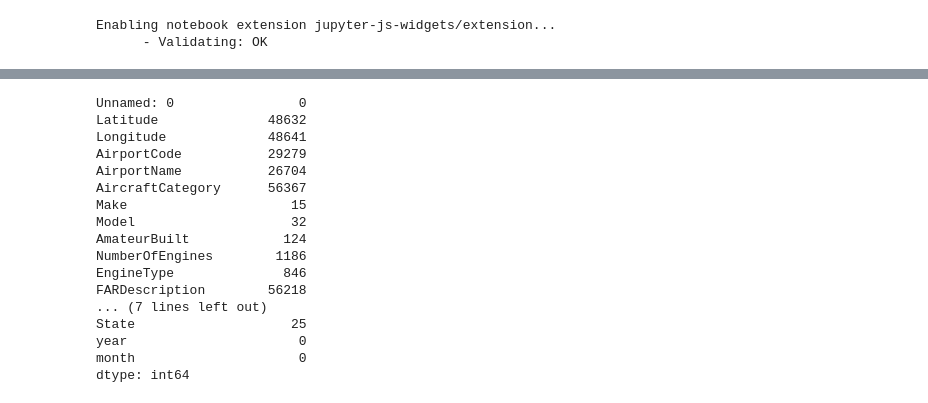
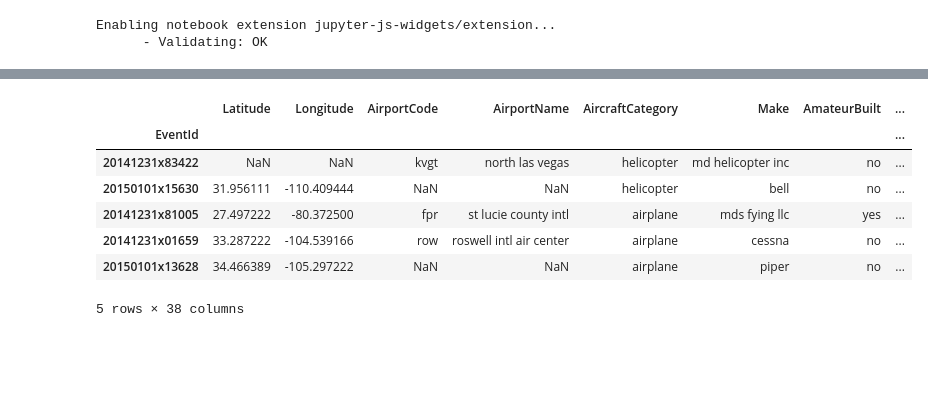
Before and after one commit to kirstyward/data-scientist-exercise02, a Jupyter notebook: fatality_modeling.ipynb, the cells around one changed output, grey strips where cells are left out. Drawn from its saved outputs; the diff is of its cells as text; code cells hidden in the pictures; blank space fills up the shorter version.

```diff
--- a/fatality_modeling.ipynb
+++ b/fatality_modeling.ipynb
@@ -48,21 +69,20 @@ Catboost does not accept missing values.
 - String columns: fill na with "zblank", to distinguish from existing string values ("missing", "none", etc.)
-# %%
-accidents.isna().sum()
-# %% [output]
-Unnamed: 0                0
-Latitude              48632
-Longitude             48641
-AirportCode           29279
-AirportName           26704
-AircraftCategory      56367
-Make                     15
-Model                    32
-AmateurBuilt            124
-NumberOfEngines        1186
-EngineType              846
-FARDescription        56218
-... (7 lines left out)
-State                    25
-year                      0
-month                     0
-dtype: int64
+# %%
+#Get list of all columns
+cols = accidents.columns
+
+#Create variables that indicate when something was missing in the original data
+indicator_vars = accidents[cols].isnull().astype(int).add_suffix('_indicator')
+
+#Concatenate indicator variables to dataset
+accidents = pd.concat([accidents, indicator_vars], axis = 1)
+accidents.head()
+# %% [output]
+|  | Latitude | Longitude | AirportCode | AirportName | AircraftCategory | Make | AmateurBuilt | ... |
+| EventId |  |  |  |  |  |  |  | ... |
+| 20141231x83422 | NaN | NaN | kvgt | north las vegas | helicopter | md helicopter inc | no | ... |
+| 20150101x15630 | 31.956111 | -110.409444 | NaN | NaN | helicopter | bell | no | ... |
+| 20141231x81005 | 27.497222 | -80.372500 | fpr | st lucie county intl | airplane | mds fying llc | yes | ... |
+| 20141231x01659 | 33.287222 | -104.539166 | row | roswell intl air center | airplane | cessna | no | ... |
+| 20150101x13628 | 34.466389 | -105.297222 | NaN | NaN | airplane | piper | no | ... |
+5 rows × 38 columns
```
Also changed, not shown: parts of 32 cells of this notebook, 2 other files.
